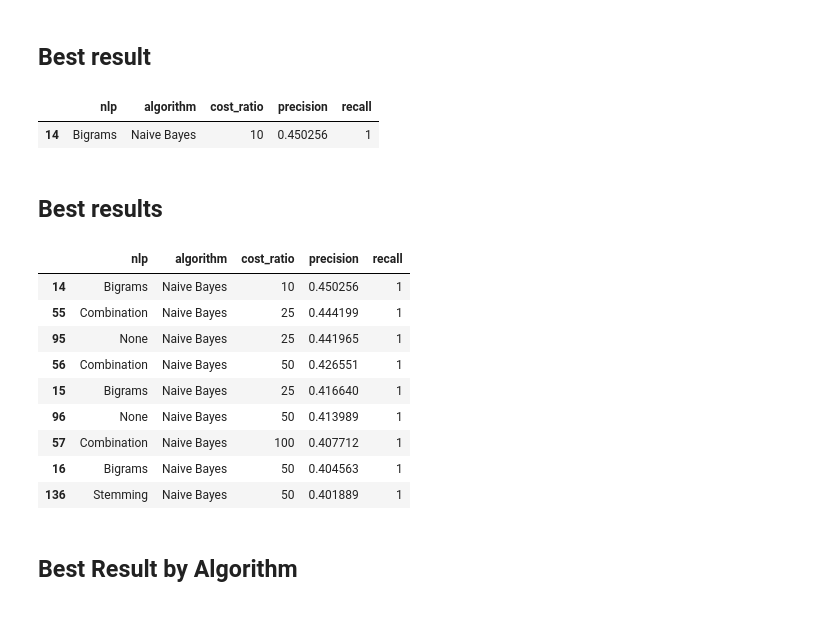
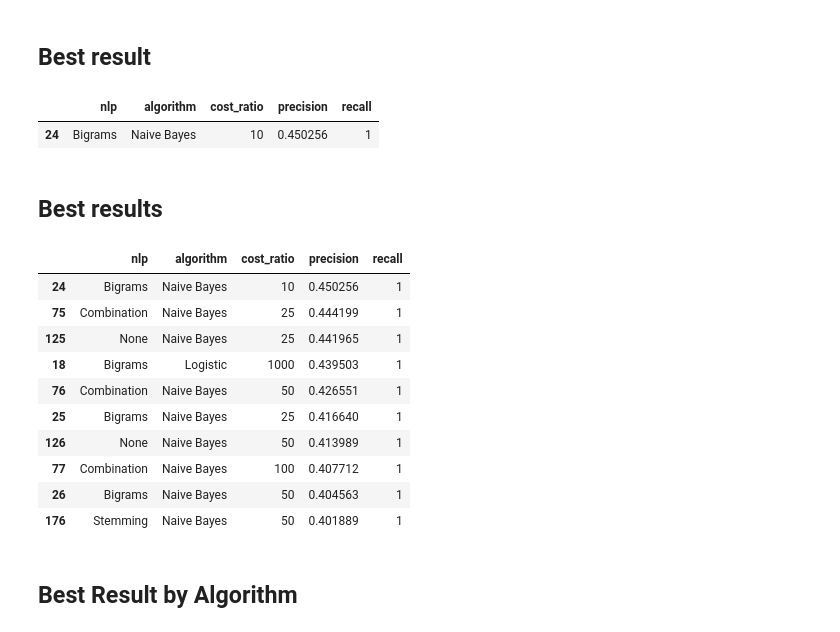
Before and after one commit to borjaeg/thete, a Jupyter notebook: Paper-Analysis.ipynb, the cells around one changed output. Cells and saved outputs as stored; diff of their text form; code cells hidden in the pictures.

Commit message:
improving resultsvisualization

```diff
--- a/Paper-Analysis.ipynb
+++ b/Paper-Analysis.ipynb
@@ -20,26 +16,27 @@ data = load_results()
 # %% [markdown]
 ## Best result
 # %%
-accepted_results = data[data["recall"] == data["recall"].max()]
+accepted_results = data["grouped"][data["grouped"]["recall"] == data["grouped"]["recall"].max()]
 accepted_results[accepted_results["precision"] == accepted_results["precision"].max()]
 # %% [output]
 |  | nlp | algorithm | cost_ratio | precision | recall |
-| 14 | Bigrams | Naive Bayes | 10 | 0.450256 | 1 |
+| 24 | Bigrams | Naive Bayes | 10 | 0.450256 | 1 |
 # %% [markdown]
 ## Best results
 # %%
 accepted_results[accepted_results["precision"] > 0.4].sort(["precision"], ascending=False)
 # %% [output]
 |  | nlp | algorithm | cost_ratio | precision | recall |
-| 14 | Bigrams | Naive Bayes | 10 | 0.450256 | 1 |
-| 55 | Combination | Naive Bayes | 25 | 0.444199 | 1 |
-| 95 | None | Naive Bayes | 25 | 0.441965 | 1 |
-| 56 | Combination | Naive Bayes | 50 | 0.426551 | 1 |
-| 15 | Bigrams | Naive Bayes | 25 | 0.416640 | 1 |
-| 96 | None | Naive Bayes | 50 | 0.413989 | 1 |
-| 57 | Combination | Naive Bayes | 100 | 0.407712 | 1 |
-| 16 | Bigrams | Naive Bayes | 50 | 0.404563 | 1 |
-| 136 | Stemming | Naive Bayes | 50 | 0.401889 | 1 |
+| 24 | Bigrams | Naive Bayes | 10 | 0.450256 | 1 |
+| 75 | Combination | Naive Bayes | 25 | 0.444199 | 1 |
+| 125 | None | Naive Bayes | 25 | 0.441965 | 1 |
+| 18 | Bigrams | Logistic | 1000 | 0.439503 | 1 |
+| 76 | Combination | Naive Bayes | 50 | 0.426551 | 1 |
+| 25 | Bigrams | Naive Bayes | 25 | 0.416640 | 1 |
+| 126 | None | Naive Bayes | 50 | 0.413989 | 1 |
+| 77 | Combination | Naive Bayes | 100 | 0.407712 | 1 |
+| 26 | Bigrams | Naive Bayes | 50 | 0.404563 | 1 |
+| 176 | Stemming | Naive Bayes | 50 | 0.401889 | 1 |
 # %% [markdown]
 ## Best Result by Algorithm
 # %%
```
Also changed, not shown: parts of 19 cells of this notebook, 4 other files.
